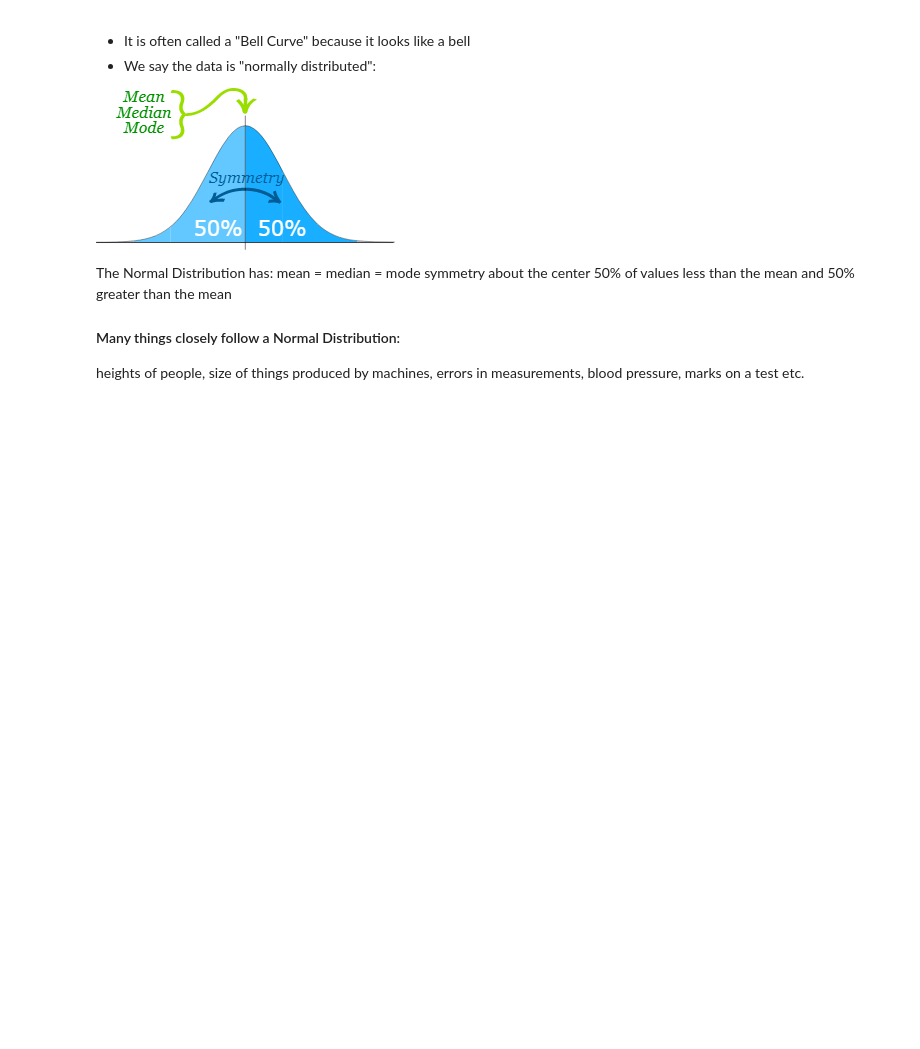
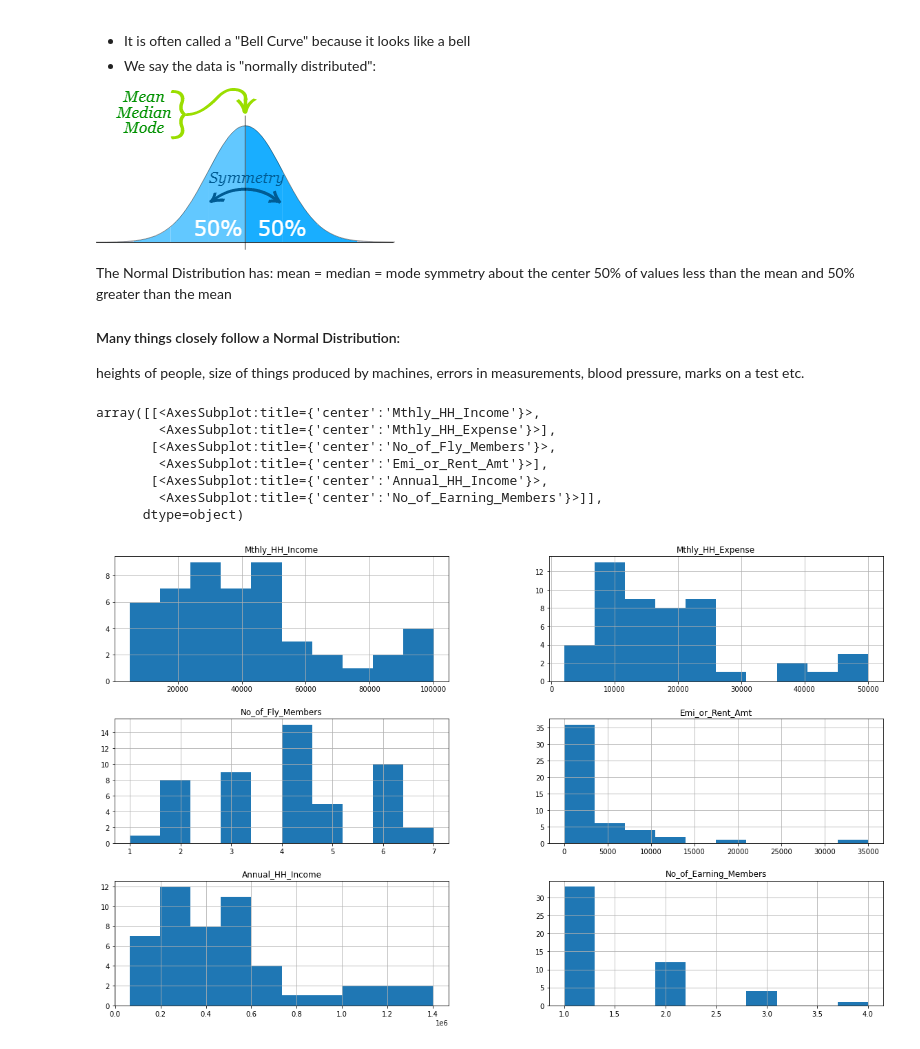
Before and after one commit to vinayaka16041999/Innomatics_Internsship_Apr_21, a Jupyter notebook: Week-4/12_May.ipynb, the cells around one changed output. Cells and saved outputs as stored; diff of their text form; code cells hidden in the pictures; blank space fills up the shorter version.

```diff
--- a/Week-4/12_May.ipynb
+++ b/Week-4/12_May.ipynb
@@ -200,3 +202,14 @@ size of things produced by machines,
 errors in measurements,
 blood pressure,
 marks on a test etc.
+# %%
+df.hist(figsize=(20,12))
+# %% [output]
+array([[<AxesSubplot:title={'center':'Mthly_HH_Income'}>,
+        <AxesSubplot:title={'center':'Mthly_HH_Expense'}>],
+       [<AxesSubplot:title={'center':'No_of_Fly_Members'}>,
+        <AxesSubplot:title={'center':'Emi_or_Rent_Amt'}>],
+       [<AxesSubplot:title={'center':'Annual_HH_Income'}>,
+        <AxesSubplot:title={'center':'No_of_Earning_Members'}>]],
+      dtype=object)
+[figure, added]
```
Also changed, not shown: parts of 19 cells of this notebook.
